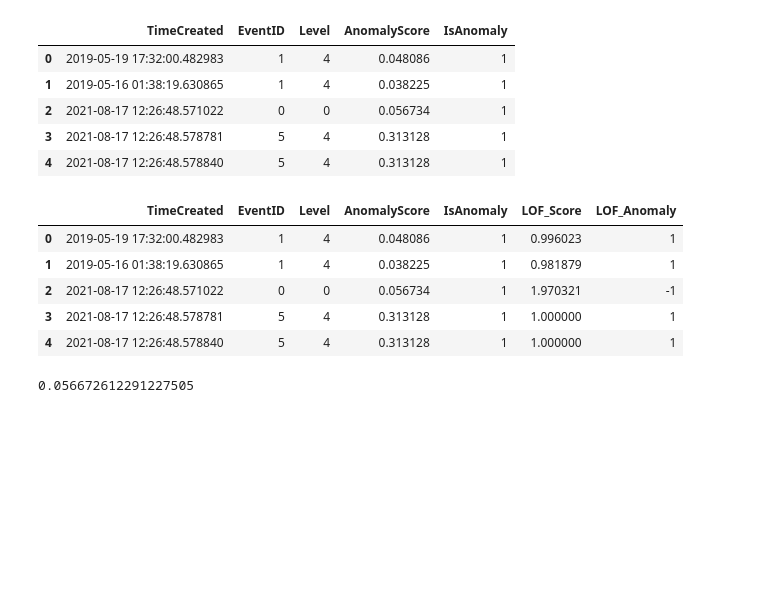
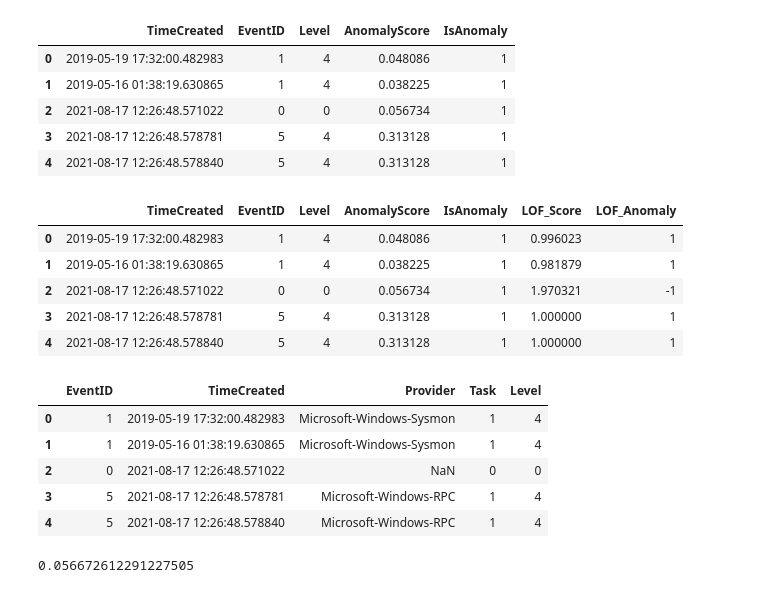
Before and after one commit to ThomasDevyesh/anomaly-detection-for-edr, a Jupyter notebook: notebooks/01_exploration.ipynb, the cells around one changed output. Saved outputs shown, nothing was run; the diff lists cells and outputs as text; code cells hidden in the pictures; blank space fills up the shorter version.

```diff
--- a/notebooks/01_exploration.ipynb
+++ b/notebooks/01_exploration.ipynb
@@ -49,6 +49,15 @@ df[['TimeCreated', 'EventID', 'Level', 'AnomalyScore', 'IsAnomaly', 'LOF_Score',
 | 2 | 2021-08-17 12:26:48.571022 | 0 | 0 | 0.056734 | 1 | 1.970321 | -1 |
 | 3 | 2021-08-17 12:26:48.578781 | 5 | 4 | 0.313128 | 1 | 1.000000 | 1 |
 | 4 | 2021-08-17 12:26:48.578840 | 5 | 4 | 0.313128 | 1 | 1.000000 | 1 |
+# %%
+df[['EventID','TimeCreated', 'Provider', 'Task', 'Level']].head()
+# %% [output]
+|  | EventID | TimeCreated | Provider | Task | Level |
+| 0 | 1 | 2019-05-19 17:32:00.482983 | Microsoft-Windows-Sysmon | 1 | 4 |
+| 1 | 1 | 2019-05-16 01:38:19.630865 | Microsoft-Windows-Sysmon | 1 | 4 |
+| 2 | 0 | 2021-08-17 12:26:48.571022 | NaN | 0 | 0 |
+| 3 | 5 | 2021-08-17 12:26:48.578781 | Microsoft-Windows-RPC | 1 | 4 |
+| 4 | 5 | 2021-08-17 12:26:48.578840 | Microsoft-Windows-RPC | 1 | 4 |
 # %%
 # Comparing overlap between the two models
 (df['IsAnomaly'] != df['LOF_Anomaly']).mean()  # % disagreement
```
Also changed, not shown: parts of 4 cells of this notebook, 13 other files.
